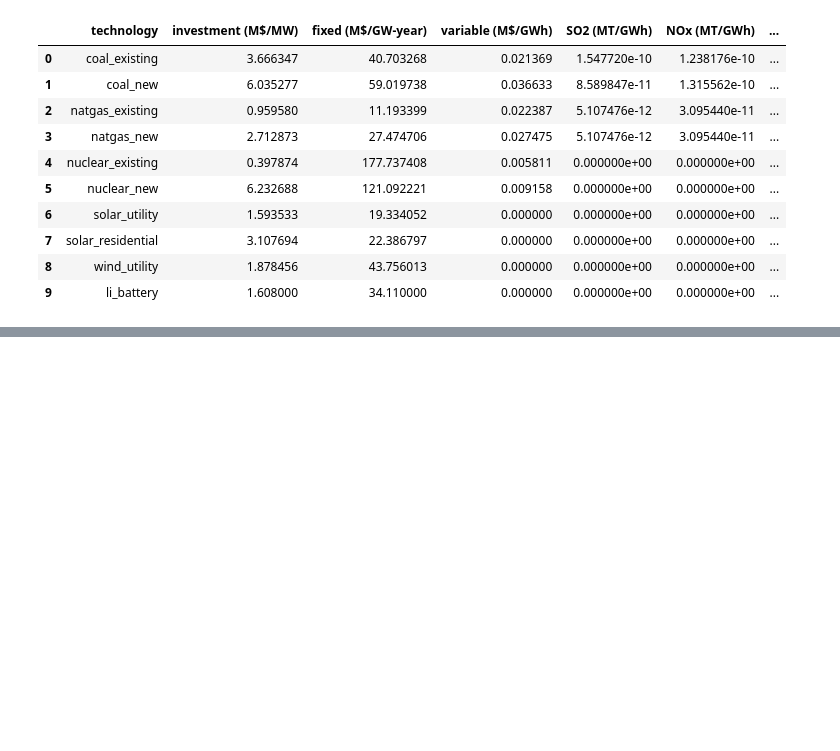
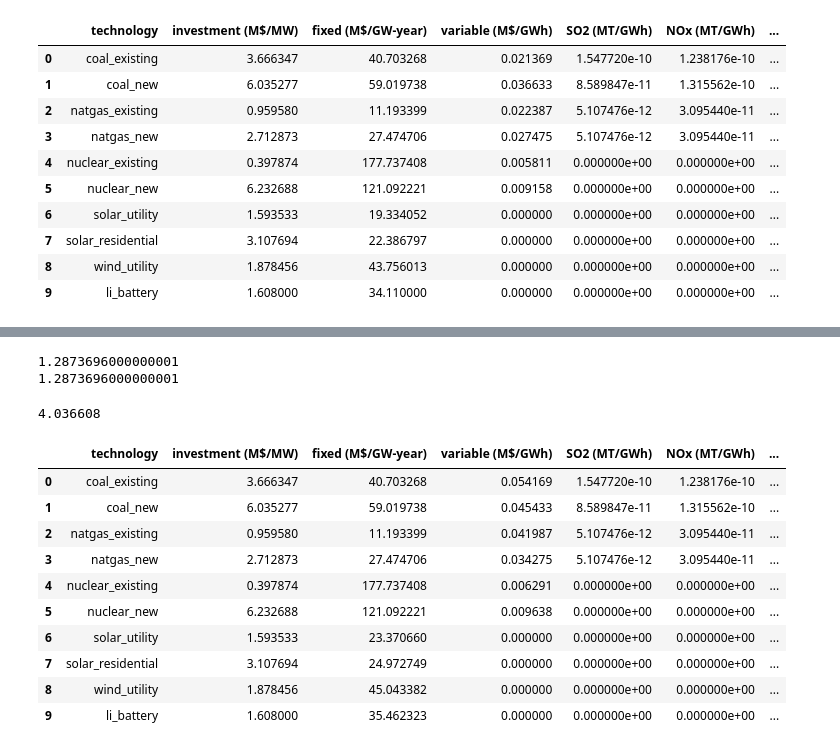
Before and after one commit to arfc/2021-04-nm-illinois, a Jupyter notebook: data/cost_analysis.ipynb, the cells around one changed output, grey strips where cells are left out. Cells and saved outputs as stored; diff of their text form; code cells hidden in the pictures; blank space fills up the shorter version.

Commit message:
updates simulation results and adds a carbon price adjusted cost table

```diff
--- a/data/cost_analysis.ipynb
+++ b/data/cost_analysis.ipynb
@@ -773,0 +787,16 @@ cost_df
+# %%
+fc_adj = lambda rc, cf, pc=40: rc*cf*8760*pc
+vc_adj = lambda rc, pc=40: rc*pc
+# %%
+wind_fc = 1.1e-5*0.334*8760*40
+print(wind_fc)
+wind_fc = fc_adj(1.1e-5, 0.334)
+print(wind_fc)
+# %% [output]
+1.2873696000000001
+1.2873696000000001
+# %%
+solar_fc = fc_adj(to_MTperGWh(48), 0.24)
+solar_fc
+# %% [output]
+4.036608
@@ -773,0 +924,16 @@ cost_df
+# %%
+adj_cost_df = pd.DataFrame(adj_cost_df)
+adj_cost_df.to_csv("adjusted_cost_emissions_data.csv", index=False)
+adj_cost_df
+# %% [output]
+|  | technology | investment (M$/MW) | fixed (M$/GW-year) | variable (M$/GWh) | SO2 (MT/GWh) | NOx (MT/GWh) | ... |
+| 0 | coal_existing | 3.666347 | 40.703268 | 0.054169 | 1.547720e-10 | 1.238176e-10 | ... |
+| 1 | coal_new | 6.035277 | 59.019738 | 0.045433 | 8.589847e-11 | 1.315562e-10 | ... |
+| 2 | natgas_existing | 0.959580 | 11.193399 | 0.041987 | 5.107476e-12 | 3.095440e-11 | ... |
+| 3 | natgas_new | 2.712873 | 27.474706 | 0.034275 | 5.107476e-12 | 3.095440e-11 | ... |
+| 4 | nuclear_existing | 0.397874 | 177.737408 | 0.006291 | 0.000000e+00 | 0.000000e+00 | ... |
+| 5 | nuclear_new | 6.232688 | 121.092221 | 0.009638 | 0.000000e+00 | 0.000000e+00 | ... |
+| 6 | solar_utility | 1.593533 | 23.370660 | 0.000000 | 0.000000e+00 | 0.000000e+00 | ... |
+| 7 | solar_residential | 3.107694 | 24.972749 | 0.000000 | 0.000000e+00 | 0.000000e+00 | ... |
+| 8 | wind_utility | 1.878456 | 45.043382 | 0.000000 | 0.000000e+00 | 0.000000e+00 | ... |
+| 9 | li_battery | 1.608000 | 35.462323 | 0.000000 | 0.000000e+00 | 0.000000e+00 | ... |
```
Also changed, not shown: parts of 2 cells of this notebook, 1 other file.
